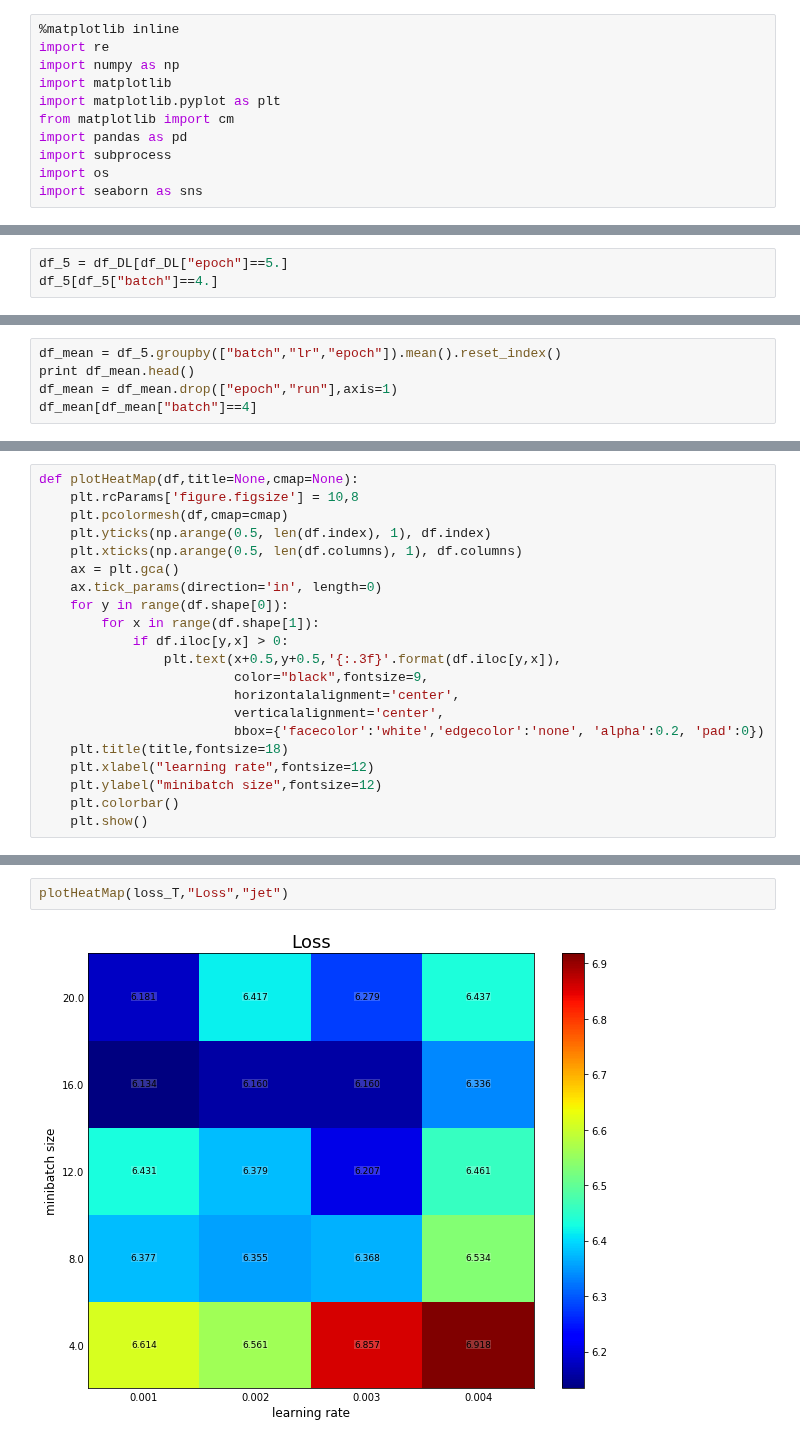
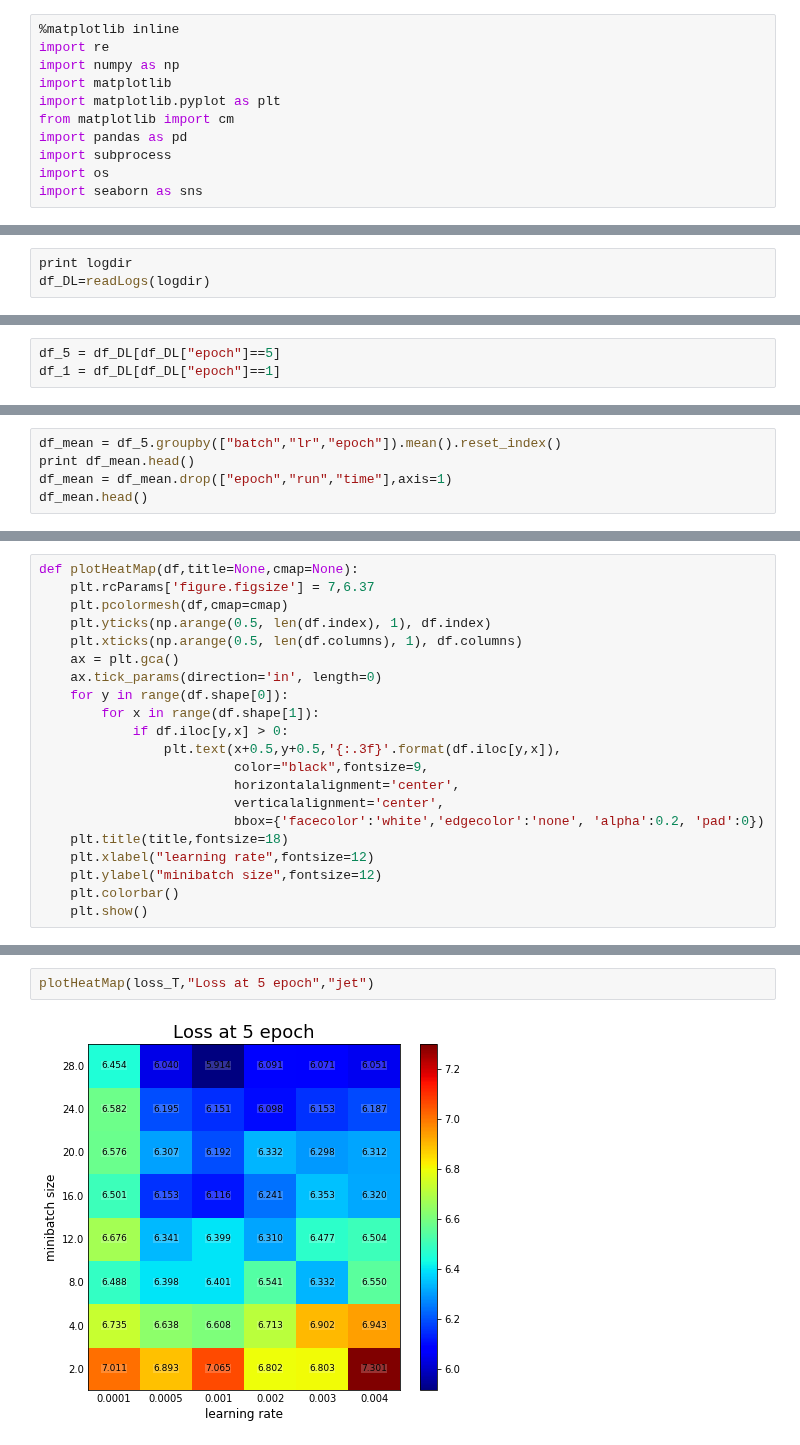
Before and after one commit to pyotr777/mlbenchmarks, a Jupyter notebook: image-caption/microseries_on_DL.ipynb, the cells around one changed output, grey strips where cells are left out. Drawn from its saved outputs; the diff is of its cells as text.

```diff
--- a/image-caption/microseries_on_DL.ipynb
+++ b/image-caption/microseries_on_DL.ipynb
@@ -102,0 +99,3 @@ df_DL=readLogs("logs/microseries/GTX_TITAN_X")
+# %%
+print logdir
+df_DL=readLogs(logdir)
@@ -112,3 +116,3 @@ df_DL[.head()
 # %%
-df_5 = df_DL[df_DL["epoch"]==5.]
-df_5[df_5["batch"]==4.]
+df_5 = df_DL[df_DL["epoch"]==5]
+df_1 = df_DL[df_DL["epoch"]==1]
@@ -125,6 +119,6 @@ df_5[df_5["batch"]==4.]
 # %%
 df_mean = df_5.groupby(["batch","lr","epoch"]).mean().reset_index()
 print df_mean.head()
-df_mean = df_mean.drop(["epoch","run"],axis=1)
-df_mean[df_mean["batch"]==4]
+df_mean = df_mean.drop(["epoch","run","time"],axis=1)
+df_mean.head()
 # %% [output]
@@ -142,6 +139,6 @@ df_mean[df_mean["batch"]==4]
 # %%
 def plotHeatMap(df,title=None,cmap=None):
-    plt.rcParams['figure.figsize'] = 10,8
+    plt.rcParams['figure.figsize'] = 7,6.37
     plt.pcolormesh(df,cmap=cmap)
     plt.yticks(np.arange(0.5, len(df.index), 1), df.index)
     plt.xticks(np.arange(0.5, len(df.columns), 1), df.columns)
@@ -165,6 +162,6 @@ time_T = df_mean.pivot_table(index="batch",columns="lr",values="time")
 loss_T = df_mean.pivot_table(index="batch",columns="lr",values="loss")
 # %%
-plotHeatMap(loss_T,"Loss","jet")
+plotHeatMap(loss_T,"Loss at 5 epoch","jet")
 # %% [output]
-[figure, old version]
+[figure, new version]
 # %%
```
Also changed, not shown: parts of 14 cells of this notebook, 2 other files.
